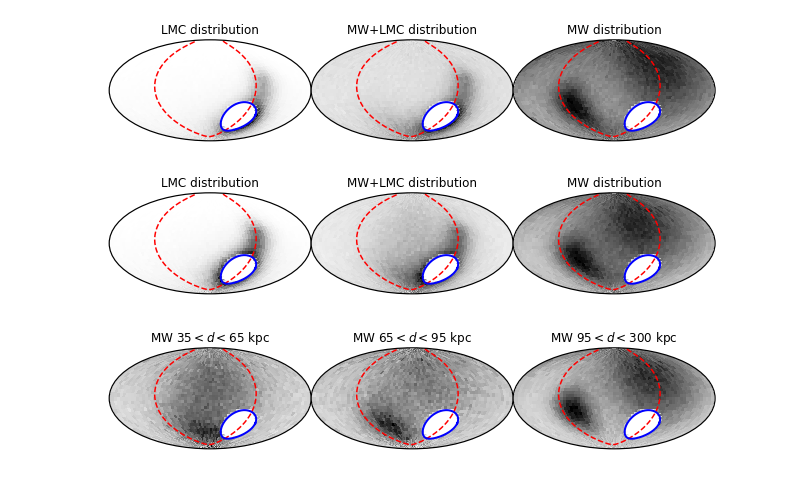
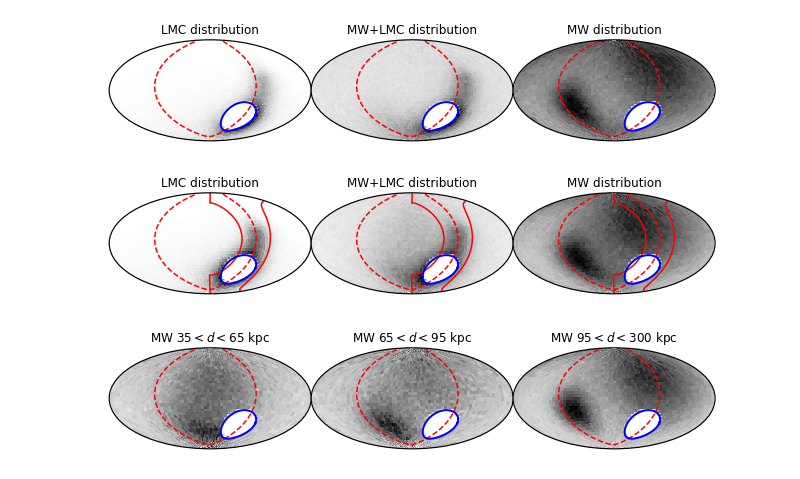
Before and after one commit to michael-petersen/rrlyrae-edr3, a Jupyter notebook: Mock_analysis.ipynb, the cells around one changed output. Drawn from its saved outputs; the diff is of its cells as text; code cells hidden in the pictures.

```diff
--- a/Mock_analysis.ipynb
+++ b/Mock_analysis.ipynb
@@ -766,6 +766,7 @@ class COMP(object):
     mass = None
     vtheta = None
     vphi = None
+    pote = None
 
 def process_mock(infile,compname,heliocentric=True,pfac=0.6):
     #LMC = psp_io.Input(infile,'lmc')
@@ -837,6 +838,7 @@ def process_mock(infile,compname,heliocentric=True,pfac=0.6):
     ret.vtheta = vtheta
     ret.vphi = vphi
     ret.mass = TARG.mass
+    ret.pote = TARG.pote
 
     return ret
 
@@ -1165,34 +1194,49 @@ lmcl,lmcb = -65,-45#-79,-32.75
 x1b,x2b = define_points_at_angle(25.,lmcl,lmcb,resolution=200)
 
 # Magellanic Stream system
 # with an override to prevent looping
 x1,x2 = define_points_at_angle(90.,188.5,-7.5,manlam=np.linspace(-1.5*np.pi,0.48*np.pi,200))
 
 
 
 
 for ax in [ax1,ax2,ax3]:
     ax.plot(x1b,x2b,color='blue',zorder=10)
     ax.plot(x1,x2,color='red',linestyle='dashed',lw=1.5)
 
+x1,x2 = define_points_at_angle(90.,188.5,-7.5,manlam=np.linspace(-1.5*np.pi,0.48*np.pi,200))
+x1,x2 = define_points_at_angle(65.,188.5,-7.5,manlam=np.linspace(-1.5*np.pi,-0.5*np.pi,200))
+x1c,x2c = define_points_at_angle(115.,188.5,-7.5,manlam=np.linspace(-1.485*np.pi,-0.523*np.pi,200))
+
+
+
+for ax in [ax1,ax2,ax3]:
+    #ax.plot(x1b,x2b,color='blue',zorder=10)
+    #ax.plot(x1bb,x2bb,color='blue',zorder=10)
+    ax.plot(x1,x2,color='red',lw=1.5)
+    ax.plot(x1c,x2c,color='red',lw=1.5)
+    ax.plot([x1c[0],x1c[0]],[x2c[0],np.pi/2.],color='red',lw=1.5)
+    ax.plot([x1c[-1],x1c[-1]],[x2c[-1],-np.pi/2.],color='red',lw=1.5)
+
+
 
 
 ax1.set_title('LMC distribution',size=12)
 ax2.set_title('MW+LMC distribution',size=12)
 ax3.set_title('MW distribution',size=12)
 
 
 
 for ax in [ax1,ax2,ax3]:
     ax.set_xticklabels(())
     ax.set_yticklabels(())
 
 #ax.set_xlabel('$\ell$',size=12)
 #ax.set_ylabel('$b$',size=12)
 
 plt.savefig('figures/predictedLMClocation.png',dpi=300)
 # %% [output]
-[figure, old version]
+[figure, new version]
 # %%
 convert predictedLMClocation.png gaia_rrlyrae.pdf
 pdftops -eps -level3 gaia_rrlyrae.pdf predictedLMClocation.eps
```
Also changed, not shown: parts of 42 cells of this notebook, 17 other files.
